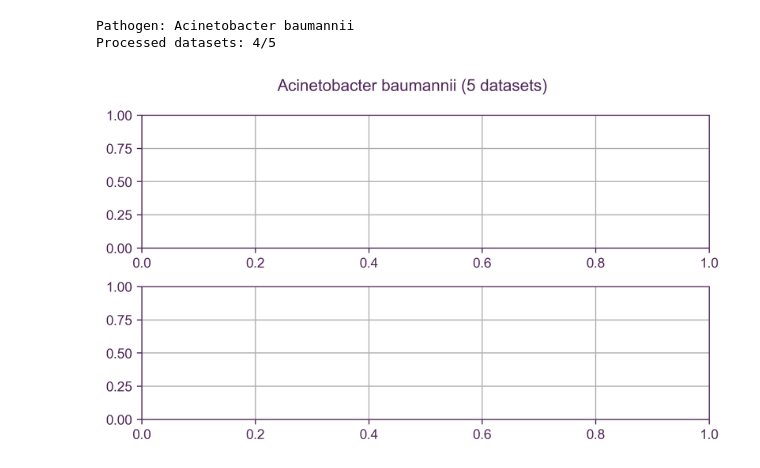
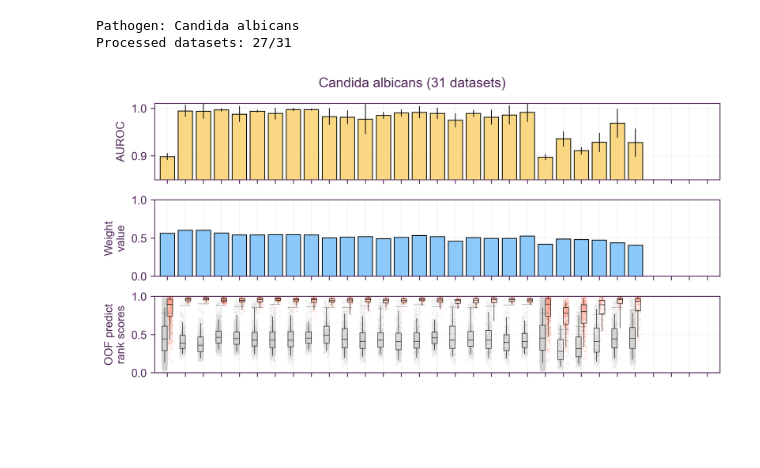
Before and after one commit to ersilia-os/chembl-antimicrobial-models, a Jupyter notebook: notebooks/09_model_performance.ipynb, the cells around one changed output. Drawn from its saved outputs; the diff is of its cells as text; code cells hidden in the pictures; blank space fills up the shorter version.

```diff
--- a/notebooks/09_model_performance.ipynb
+++ b/notebooks/09_model_performance.ipynb
@@ -25,24 +26,90 @@ counts["name"] = counts["pathogen"].map(code_to_name)
 # Load models report
 report = pd.read_csv(os.path.join(REPO_ROOT, "output", "results", "09_reports.csv"))
 # %%
-for pathogen in pathogens["code"]:
+for pathogen in pathogens["code"][1:]:
 
+    # Print information
     print(f"Pathogen: {code_to_name[pathogen]}")
     numb_datasets = counts[counts['pathogen'] == pathogen]['n_datasets'].values[0]
+    x = [i for i in range(numb_datasets)]
     report_pathogen = report[report['pathogen'] == pathogen]
     print(f"Processed datasets: {len(report_pathogen)}/{numb_datasets}")
 
+    # Create plot
+    fig, axs = stylia.create_figure(3, 1, width=0.6, height=0.3)
+    fig.suptitle(f"{code_to_name[pathogen]} ({numb_datasets} datasets)", fontsize=12)
 
-    # color = pal.get(8)[0]
+    # AUROCs
+    ax = axs.next()
+    ax.set_xlabel("")
+    ax.set_xticks(x)
+    ax.set_xticklabels([""] * len(x))
+    ax.set_ylabel("AUROC")
+    ax.set_ylim([0.85, 1.01])
+    ax.set_xlim([-0.7, numb_datasets - 0.3])
+    aurocs_mean = report_pathogen['auroc_mean'].tolist()
+    aurocs_std = report_pathogen['auroc_std'].tolist()
+    for i in range(len(aurocs_mean)):
+        ax.bar(i, aurocs_mean[i], color=pal.get(2)[1], ec='k', lw=0.7)
+        ax.plot([i, i], [aurocs_mean[i] - aurocs_std[i], aurocs_mean[i] + aurocs_std[i]], color='k', lw=0.7)
 
-    fig, axs = stylia.create_figure(2, 1, width=0.5, height=0.3)
-    fig.suptitle(f"{code_to_name[pathogen]} ({numb_datasets} datasets)", fontsize=12)
+    # Weights
+    ax = axs.next()
+    ax.set_xlabel("")
+    ax.set_xticks(x)
+    ax.set_xticklabels([""] * len(x))
+    ax.set_ylabel("Weight\nvalue")
+    ax.set_ylim([0, 1])
+    ax.set_xlim([-0.7, numb_datasets - 0.3])
+    final_weights = report_pathogen['final_weight'].tolist()
+    for i in range(len(final_weights)):
+        ax.bar(i, final_weights[i], color=pal.get(8)[4], ec='k', lw=0.7)
+
+    # Scores
+    ax = axs.next()
+    ax.set_xlabel("")
+    ax.set_ylabel("OOF predict\nrank scores")
+    ax.set_ylim([0, 1])
+    ax.set_xlim([-0.7, numb_datasets - 0.3])
+    scores_actives = report_pathogen['predict_rank_actives'].tolist()
+    scores_inactives = report_pathogen['predict_rank_inactives'].tolist()
+    decision_cutoff_rank = report_pathogen['decision_cutoff_rank'].tolist()
+    w = 0.15
+    rng = np.random.default_rng(42)
+    for i in range(len(scores_actives)):
+        actives = np.array(scores_actives[i].split(";")).astype(float)
+        x_actives = [i+w + rng.uniform(-w, w)/1 for _ in actives]
+        inactives = np.array(scores_inactives[i].split(";")).astype(float)
+        x_inactives = [i-w + rng.uniform(-w, w)/1 for _ in inactives]
+        ax.scatter(x_actives, actives, color=pal.get(8)[3], s=1, alpha=0.4, lw=0)
+        ax.scatter(x_inactives, inactives, color=pal.get(8)[7], s=1, alpha=0.4, lw=0)
+        ax.plot([i-w*2, i+w*2], [decision_cutoff_rank[i], decision_cutoff_rank[i]], lw=0.4, c='k', linestyle='dotted')
+        stats_act   = dict(med=np.median(actives), q1=np.percentile(actives, 25), q3=np.percentile(actives, 75), whislo=np.percentile(actives, 5),
+                         whishi=np.percentile(actives, 95), fliers=[], min=np.min(actives), max=np.max(actives))
+        stats_inact = dict(med=np.median(inactives), q1=np.percentile(inactives, 25), q3=np.percentile(inactives, 75), whislo=np.percentile(inactives, 5),
+                         whishi=np.percentile(inactives, 95), fliers=[], min=np.min(inactives), max=np.max(inactives))
+        bp = ax.bxp([stats_inact, stats_act], positions=[i-w, i+w],widths=w*2, patch_artist=True, showfliers=False)
+        bp["boxes"][0].set_linewidth(0.4)
+        bp["boxes"][0].set_facecolor('none')
+        bp["boxes"][1].set_linewidth(0.4)
+        bp["boxes"][1].set_facecolor('none')
+        for element in ["whiskers", "caps", "medians"]:
+            for line in bp[element]:
+                line.set_color("k")
+                line.set_linewidth(0.4)
+                if element == "caps":
+                    line.set_linewidth(0)
+    ax.set_xticks(x)
+    if numb_datasets == len(report_pathogen['model_name'].tolist()):
+        ax.set_xticklabels(report_pathogen['model_name'].tolist())
+    else:
+        ax.set_xticklabels([""] * numb_datasets)
 
 
 
 
     break
 # %% [output]
-Pathogen: Acinetobacter baumannii
-Processed datasets: 4/5
+Pathogen: Candida albicans
+Processed datasets: 27/31
-[figure, old version]
+[figure, new version]
```
Also changed, not shown: parts of 3 cells of this notebook, 13 other files.
